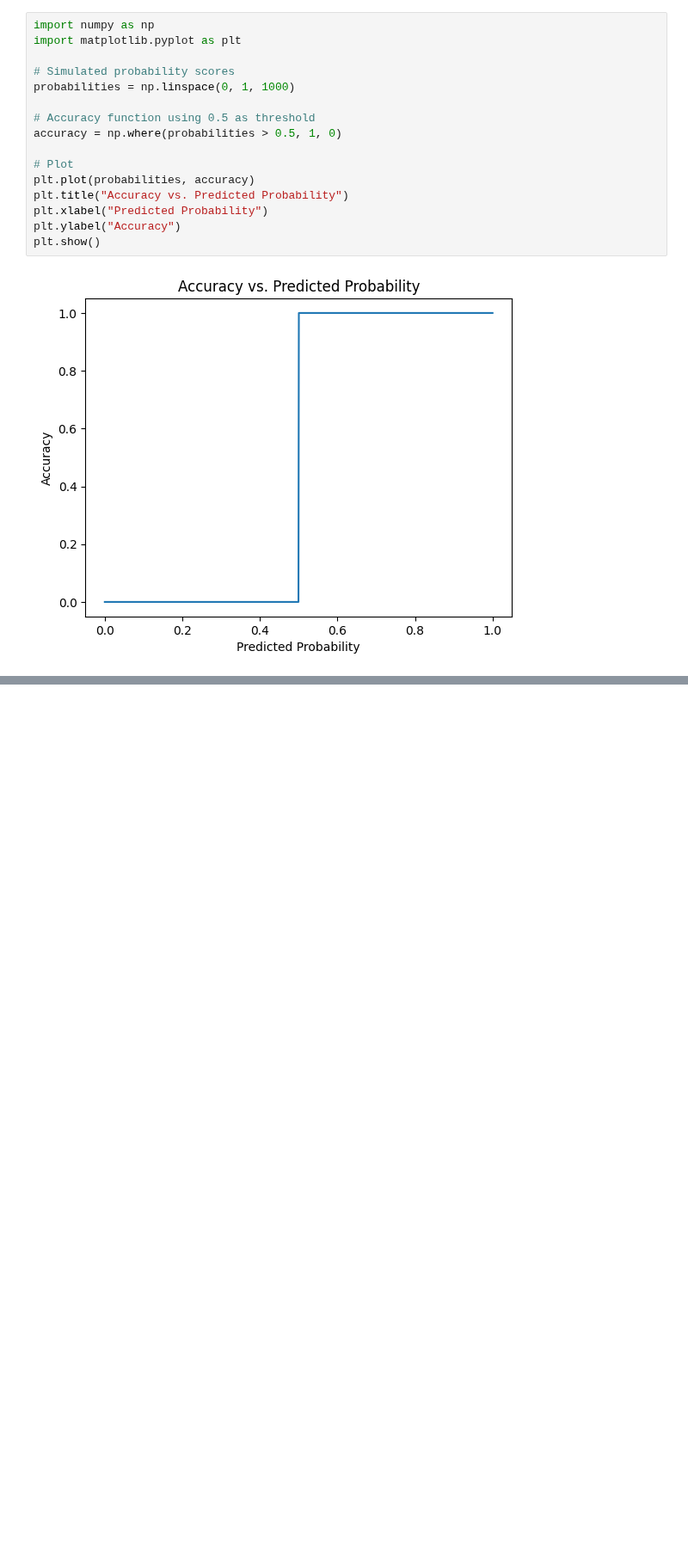
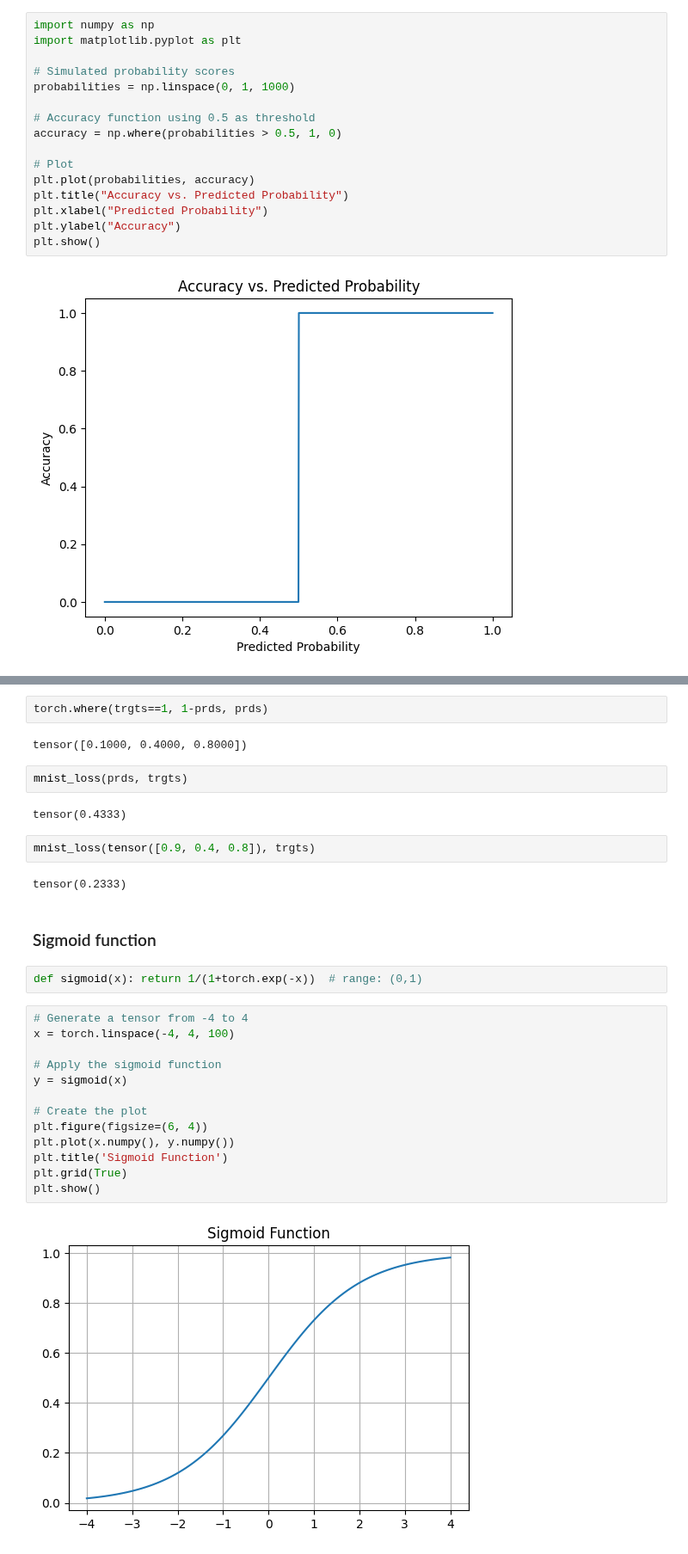
Before and after one commit to Sachinkry/deep-learning, a Jupyter notebook: practical-dl/mnist-basics.ipynb, the cells around one changed output, grey strips where cells are left out. Shown at 86% size. Cells and saved outputs as stored; diff of their text form; blank space fills up the shorter version.

```diff
--- a/practical-dl/mnist-basics.ipynb
+++ b/practical-dl/mnist-basics.ipynb
@@ -523,0 +540,31 @@ plt.show()
+# %%
+torch.where(trgts==1, 1-prds, prds)
+# %% [output]
+tensor([0.1000, 0.4000, 0.8000])
+# %%
+mnist_loss(prds, trgts)
+# %% [output]
+tensor(0.4333)
+# %%
+mnist_loss(tensor([0.9, 0.4, 0.8]), trgts)
+# %% [output]
+tensor(0.2333)
+# %% [markdown]
+### Sigmoid function
+# %%
+def sigmoid(x): return 1/(1+torch.exp(-x))  # range: (0,1)
+# %%
+# Generate a tensor from -4 to 4
+x = torch.linspace(-4, 4, 100)
+
+# Apply the sigmoid function
+y = sigmoid(x)
+
+# Create the plot
+plt.figure(figsize=(6, 4))
+plt.plot(x.numpy(), y.numpy())
+plt.title('Sigmoid Function')
+plt.grid(True)
+plt.show()
+# %% [output]
+[figure, added]
```
Also changed, not shown: parts of 62 cells of this notebook, 3 other files.
